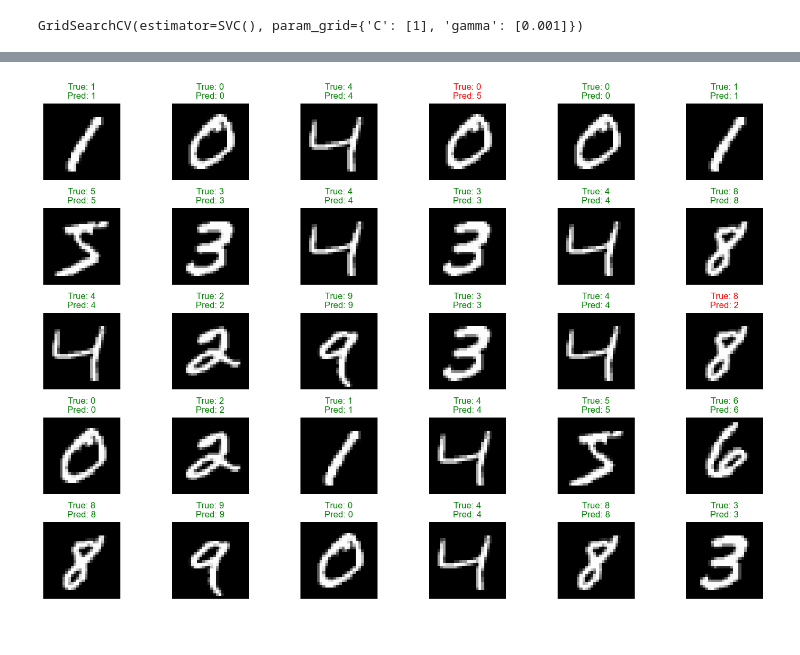
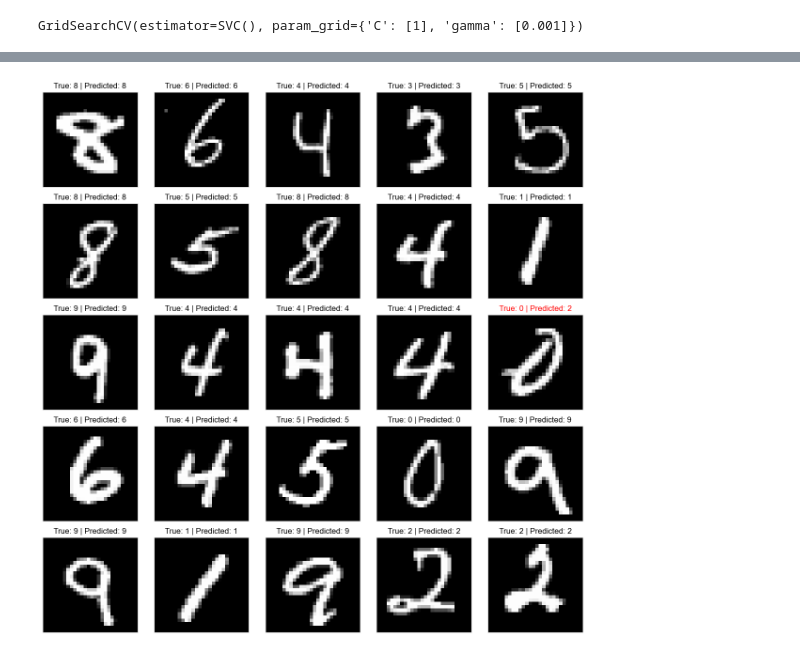
Before and after one commit to alizul01/machine-learning-course, a Jupyter notebook: 05 - Quiz/Quiz_Challenge.ipynb, the cells around one changed output, grey strips where cells are left out. Saved outputs shown, nothing was run; the diff lists cells and outputs as text; code cells hidden in the pictures.

```diff
--- a/05 - Quiz/Quiz_Challenge.ipynb
+++ b/05 - Quiz/Quiz_Challenge.ipynb
@@ -133,9 +133,13 @@ plt.show()
 # %% [markdown]
 ## Buatlah data training dan data testing menggunakan rasio 70:30, 80:20, 90:10.
 # %%
-X_train_30, X_test_30, y_train_30, y_test_30 = train_test_split(X_pca, y, test_size=0.3, stratify=y)
-X_train_20, X_test_20, y_train_20, y_test_20 = train_test_split(X_pca, y, test_size=0.2, stratify=y)
-X_train_10, X_test_10, y_train_10, y_test_10 = train_test_split(X_pca, y, test_size=0.1, stratify=y)
+X_train_30, X_test_30, y_train_30, y_test_30 = train_test_split(X_pca, y, test_size=0.3, stratify=y, random_state=30)
+X_train_20, X_test_20, y_train_20, y_test_20 = train_test_split(X_pca, y, test_size=0.2, stratify=y, random_state=30)
+X_train_10, X_test_10, y_train_10, y_test_10 = train_test_split(X_pca, y, test_size=0.1, stratify=y, random_state=30)
+
+X_np_train_30, X_np_test_30, y_np_train_30, y_np_test_30 = train_test_split(X, y, test_size=0.3, stratify=y, random_state=30)
+X_np_train_20, X_np_test_20, y_np_train_20, y_np_test_20 = train_test_split(X, y, test_size=0.2, stratify=y, random_state=30)
+X_np_train_10, X_np_test_10, y_np_train_10, y_np_test_10 = train_test_split(X, y, test_size=0.1, stratify=y, random_state=30)
 # %% [markdown]
 ## Classification
 # %%
@@ -178,23 +182,22 @@ print(classification_report(y_test_30, y_pred))
     accuracy                           0.93     21000
    macro avg       0.93      0.93      0.93     21000
 weighted avg       0.93      0.93      0.93     21000
-# %%
-plt.figure(figsize=(15, 10))
-for i in range(30):
-    plt.subplot(5, 6, i + 1)
-    index = np.random.randint(0, len(X_test_30))
-    pred_label = y_pred[index]
-    true_label = y_test_30[index]
-
-    original_image = X[np.where(y == true_label)[0][0]].reshape(28, 28)
-    plt.imshow(original_image, cmap='gray')
-    plt.title(f'True: {true_label}\nPred: {pred_label}', color='g' if pred_label == true_label else 'r')
-    plt.axis('off')
-
-plt.tight_layout()
-plt.show()
-# %% [output]
-[figure, removed]
+# %%
+plt.figure(figsize=(12, 12))  # Ubah ukuran figure agar lebih besar
+for i in range(25):
+    index = np.random.randint(0, len(X_test_30))  # Pilih acak satu indeks dari data test
+    pred_label = y_pred[index]
+    true_label = y_test_30[index]
+
+    # Mengambil gambar asli dari data MNIST
+    original_image = X_np_test_30[index]
+    plt.subplot(5, 5, i + 1)  # Gunakan grid 5x5
+    plot_image_with_prediction(original_image, true_label, pred_label)
+
+plt.tight_layout()
+plt.show()
+# %% [output]
+[figure, added]
 # %%
 from sklearn.metrics import confusion_matrix
 import seaborn as sns
```
Also changed, not shown: parts of 4 cells of this notebook, 10 other files.
